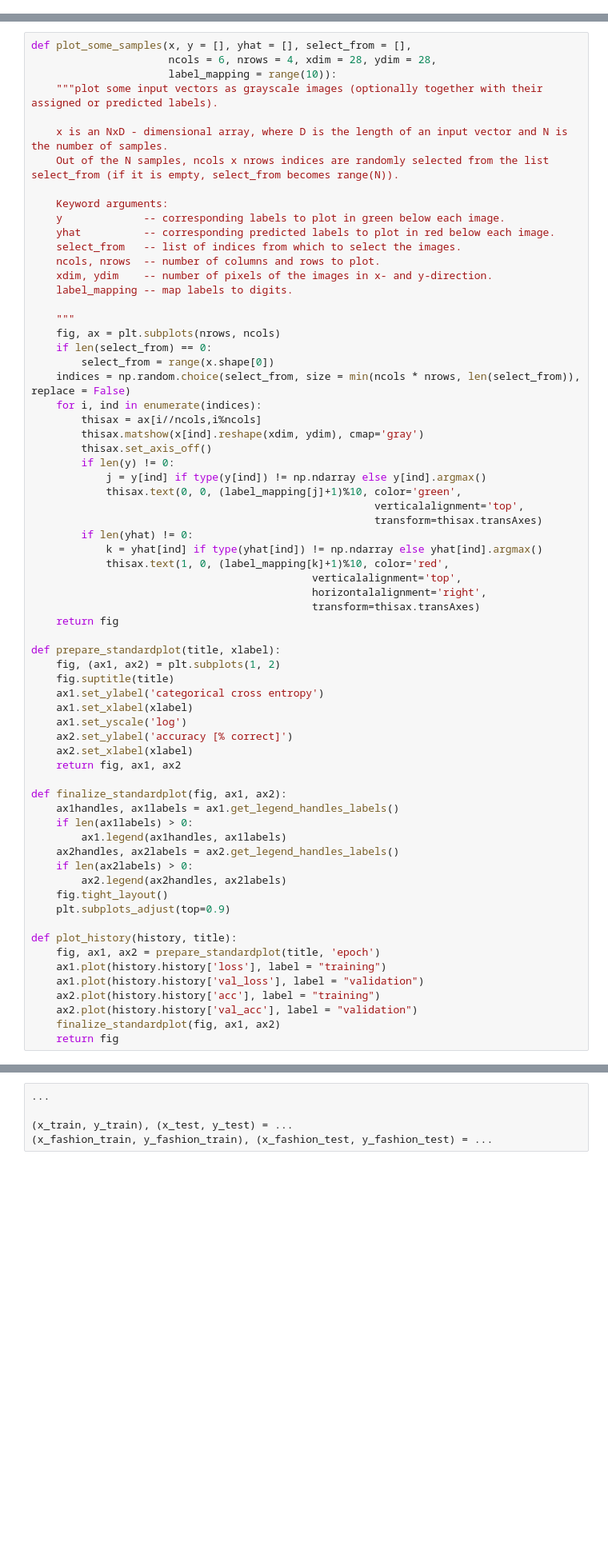
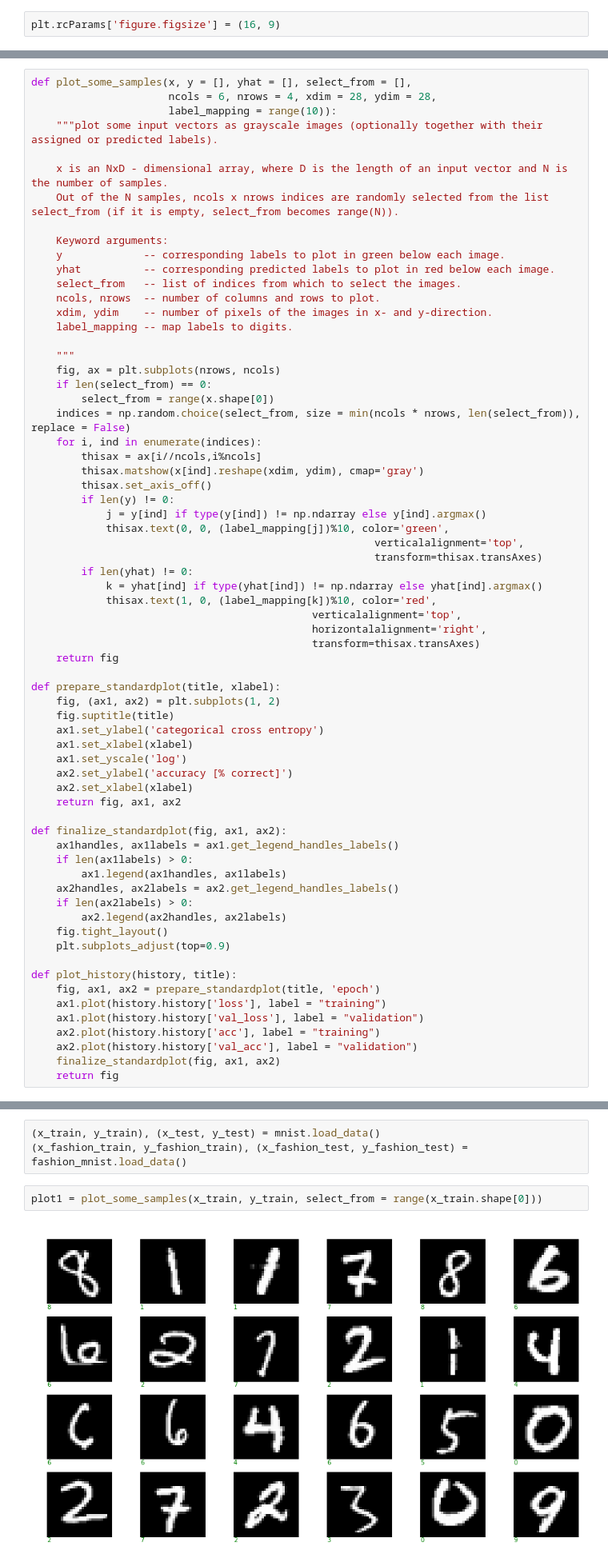
Before and after one commit to zweili/ANN_miniproject1, a Jupyter notebook: miniproject1.ipynb, the cells around one changed output, grey strips where cells are left out. Shown at 80% size. Drawn from its saved outputs; the diff is of its cells as text; blank space fills up the shorter version.

```diff
--- a/miniproject1.ipynb
+++ b/miniproject1.ipynb
@@ -62,3 +61,5 @@ Using TensorFlow backend.
+# %%
+plt.rcParams['figure.figsize'] = (16, 9)
 # %% [markdown]
 ### Plotting
 # %%
@@ -89,12 +90,12 @@ def plot_some_samples(x, y = [], yhat = [], select_from = [],
         thisax.set_axis_off()
         if len(y) != 0:
             j = y[ind] if type(y[ind]) != np.ndarray else y[ind].argmax()
-            thisax.text(0, 0, (label_mapping[j]+1)%10, color='green',
+            thisax.text(0, 0, (label_mapping[j])%10, color='green',
                                                        verticalalignment='top',
                                                        transform=thisax.transAxes)
         if len(yhat) != 0:
             k = yhat[ind] if type(yhat[ind]) != np.ndarray else yhat[ind].argmax()
-            thisax.text(1, 0, (label_mapping[k]+1)%10, color='red',
+            thisax.text(1, 0, (label_mapping[k])%10, color='red',
                                              verticalalignment='top',
                                              horizontalalignment='right',
                                              transform=thisax.transAxes)
@@ -144,9 +145,11 @@ The low resolution (and grayscale) of the images certainly misses some informati
 # %% [markdown]
 ### Solution
 # %%
-...
-
-(x_train, y_train), (x_test, y_test) = ...
-(x_fashion_train, y_fashion_train), (x_fashion_test, y_fashion_test) = ...
+(x_train, y_train), (x_test, y_test) = mnist.load_data()
+(x_fashion_train, y_fashion_train), (x_fashion_test, y_fashion_test) = fashion_mnist.load_data()
+# %%
+plot1 = plot_some_samples(x_train, y_train, select_from = range(x_train.shape[0]))
+# %% [output]
+[figure, added]
 # %% [markdown]
 Answer to question 2:
```
Also changed, not shown: parts of 19 cells of this notebook.
